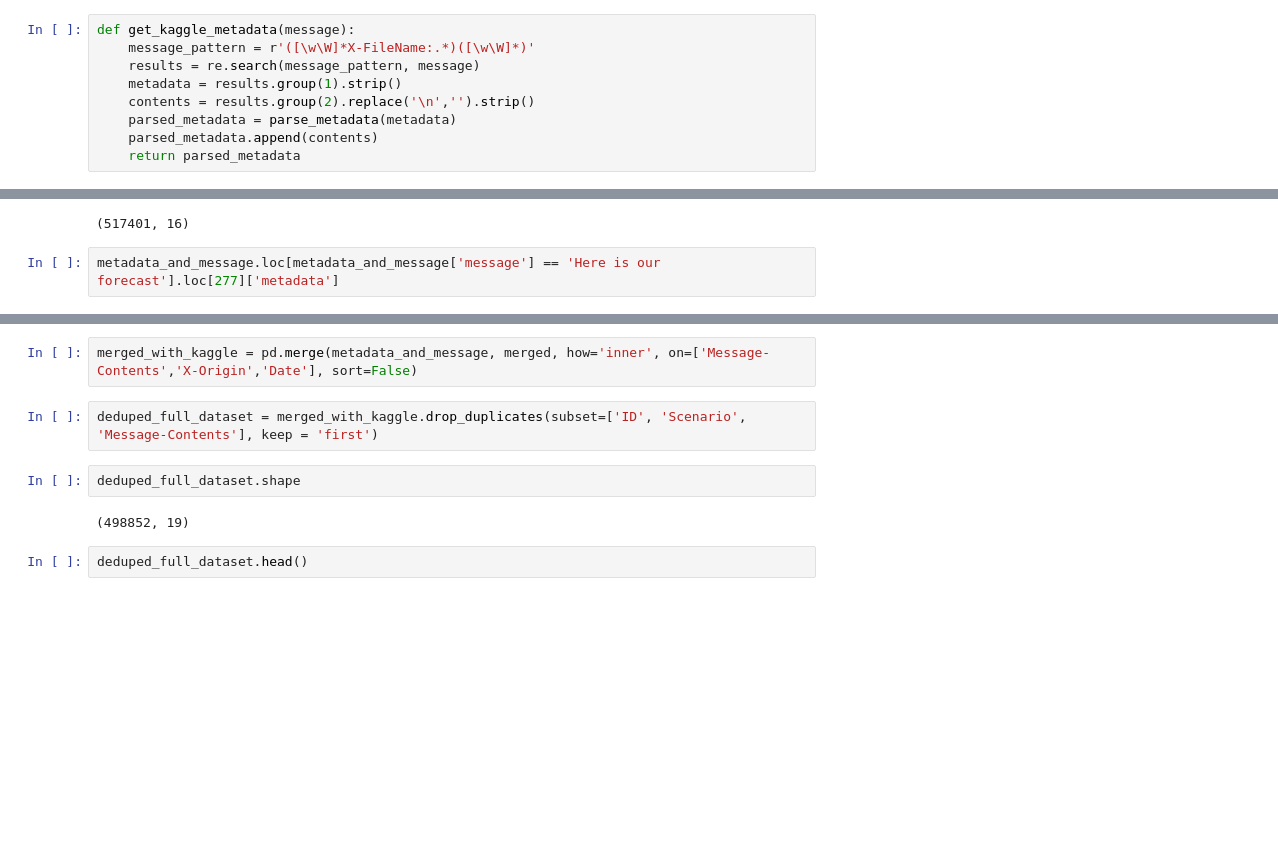
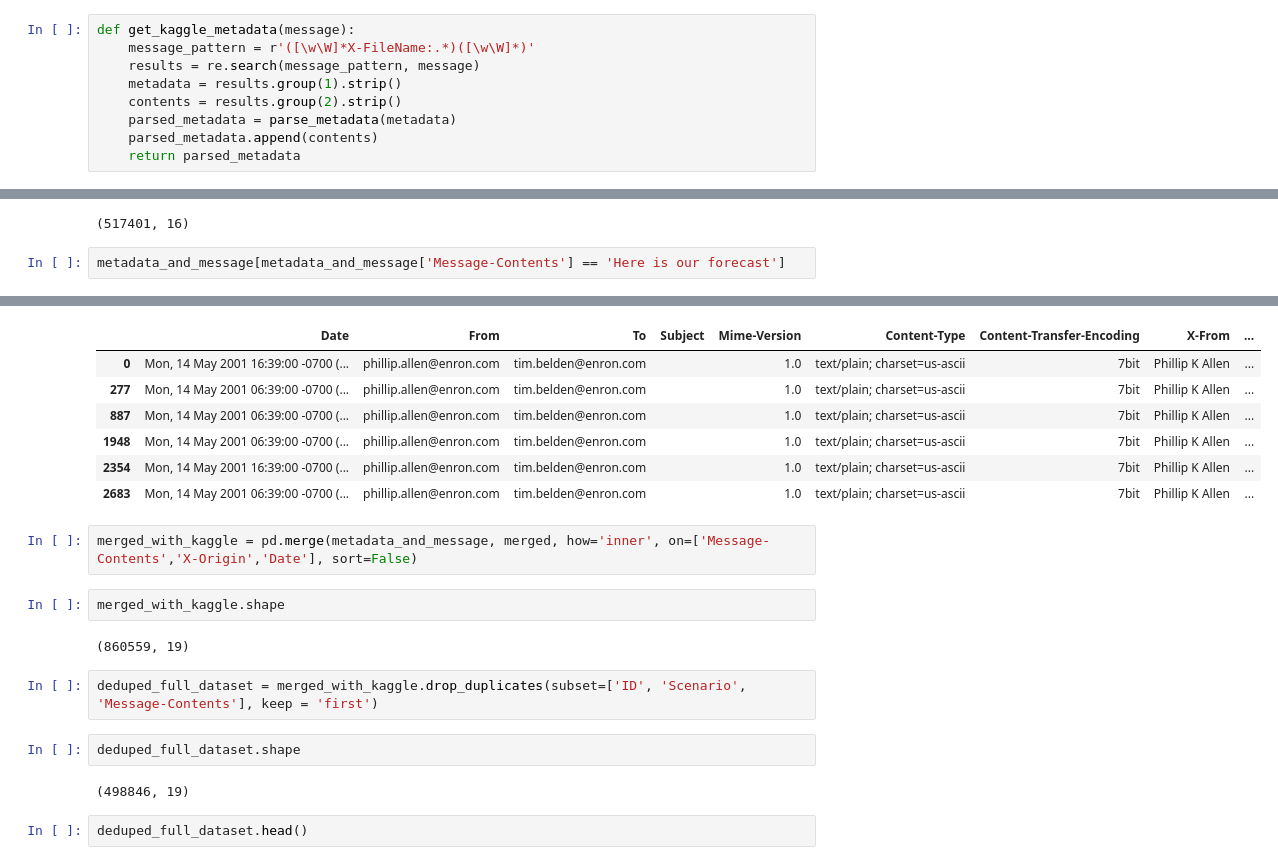
Before and after one commit to xingfanxia/comps_ediscovery, a Jupyter notebook: w2v.ipynb, the cells around one changed output, grey strips where cells are left out. Drawn from its saved outputs; the diff is of its cells as text; blank space fills up the shorter version.

```diff
--- a/w2v.ipynb
+++ b/w2v.ipynb
@@ -334,7 +317,7 @@ def get_kaggle_metadata(message):
     message_pattern = r'([\w\W]*X-FileName:.*)([\w\W]*)'
     results = re.search(message_pattern, message)
     metadata = results.group(1).strip()
-    contents = results.group(2).replace('\n','').strip()
+    contents = results.group(2).strip()
     parsed_metadata = parse_metadata(metadata)
     parsed_metadata.append(contents)
     return parsed_metadata
@@ -391,5 +374,5 @@ metadata_and_message.shape
 # %% [output]
 (517401, 16)
 # %%
-metadata_and_message.loc[metadata_and_message['message'] == 'Here is our forecast'].loc[277]['metadata']
+metadata_and_message[metadata_and_message['Message-Contents'] == 'Here is our forecast']
 # %% [output]
@@ -397,11 +379,22 @@ metadata_and_message.loc[metadata_and_message['message'] == 'Here is our forecas
+|  | Date | From | To | Subject | Mime-Version | Content-Type | Content-Transfer-Encoding | X-From | ... |
+| 0 | Mon, 14 May 2001 16:39:00 -0700 (... | phillip.allen@enron.com | tim.belden@enron.com |  | 1.0 | text/plain; charset=us-ascii | 7bit | Phillip K Allen | ... |
+| 277 | Mon, 14 May 2001 06:39:00 -0700 (... | phillip.allen@enron.com | tim.belden@enron.com |  | 1.0 | text/plain; charset=us-ascii | 7bit | Phillip K Allen | ... |
+| 887 | Mon, 14 May 2001 06:39:00 -0700 (... | phillip.allen@enron.com | tim.belden@enron.com |  | 1.0 | text/plain; charset=us-ascii | 7bit | Phillip K Allen | ... |
+| 1948 | Mon, 14 May 2001 06:39:00 -0700 (... | phillip.allen@enron.com | tim.belden@enron.com |  | 1.0 | text/plain; charset=us-ascii | 7bit | Phillip K Allen | ... |
+| 2354 | Mon, 14 May 2001 16:39:00 -0700 (... | phillip.allen@enron.com | tim.belden@enron.com |  | 1.0 | text/plain; charset=us-ascii | 7bit | Phillip K Allen | ... |
+| 2683 | Mon, 14 May 2001 06:39:00 -0700 (... | phillip.allen@enron.com | tim.belden@enron.com |  | 1.0 | text/plain; charset=us-ascii | 7bit | Phillip K Allen | ... |
 # %%
 merged_with_kaggle = pd.merge(metadata_and_message, merged, how='inner', on=['Message-Contents','X-Origin','Date'], sort=False)
+# %%
+merged_with_kaggle.shape
+# %% [output]
+(860559, 19)
 # %%
 deduped_full_dataset = merged_with_kaggle.drop_duplicates(subset=['ID', 'Scenario', 'Message-Contents'], keep = 'first')
 # %%
 deduped_full_dataset.shape
 # %% [output]
-(498852, 19)
+(498846, 19)
 # %%
 deduped_full_dataset.head()
 # %% [output]
```
Also changed, not shown: parts of 8 cells of this notebook, 1 other file.
